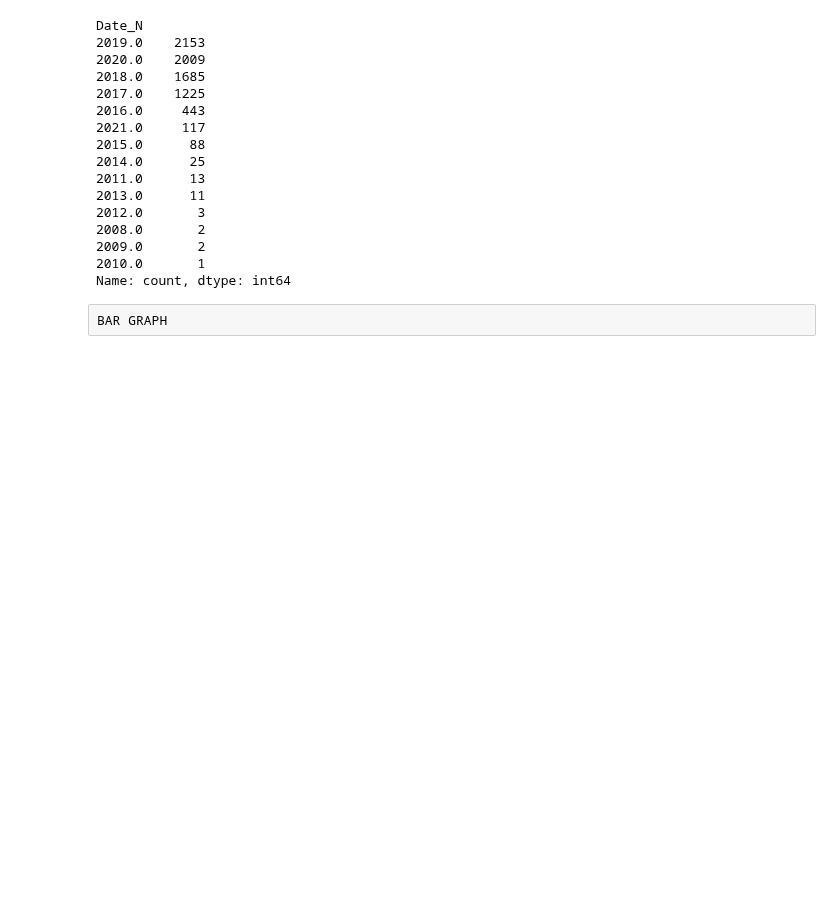
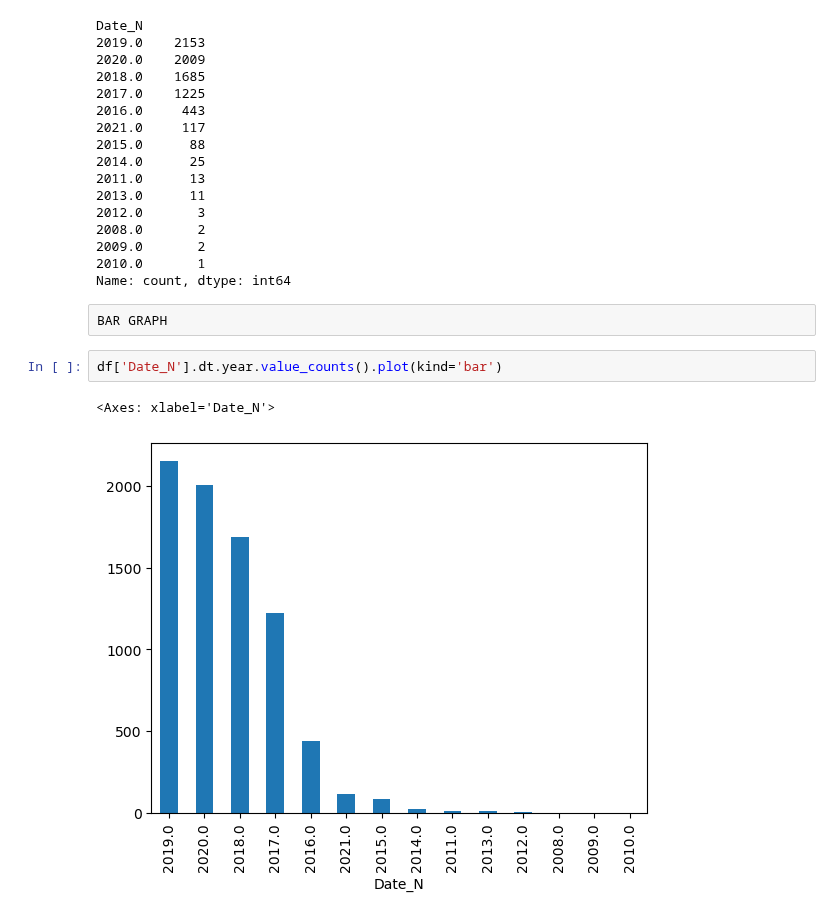
Before and after one commit to Lenmbugua/Analytics-Practice-Datasets, a Jupyter notebook: Netflix Dataset Project.ipynb, the cells around one changed output. Saved outputs shown, nothing was run; the diff lists cells and outputs as text; blank space fills up the shorter version.

```diff
--- a/Netflix Dataset Project.ipynb
+++ b/Netflix Dataset Project.ipynb
@@ -241,3 +241,8 @@ Date_N
 Name: count, dtype: int64
 # %% [raw]
 BAR GRAPH
+# %%
+df['Date_N'].dt.year.value_counts().plot(kind='bar')
+# %% [output]
+<Axes: xlabel='Date_N'>
+[figure, added]
```
